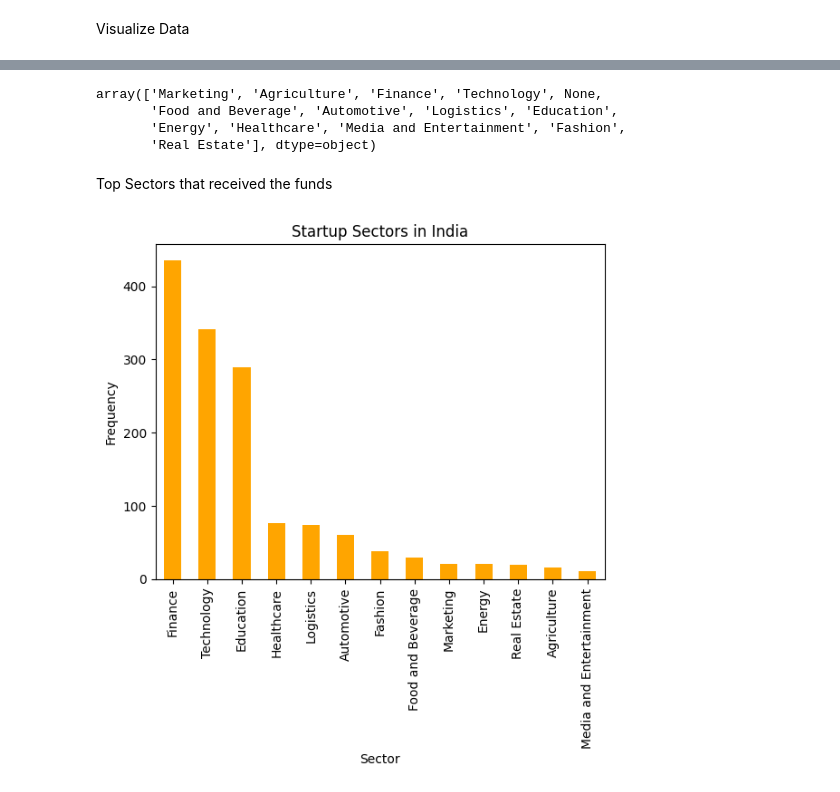
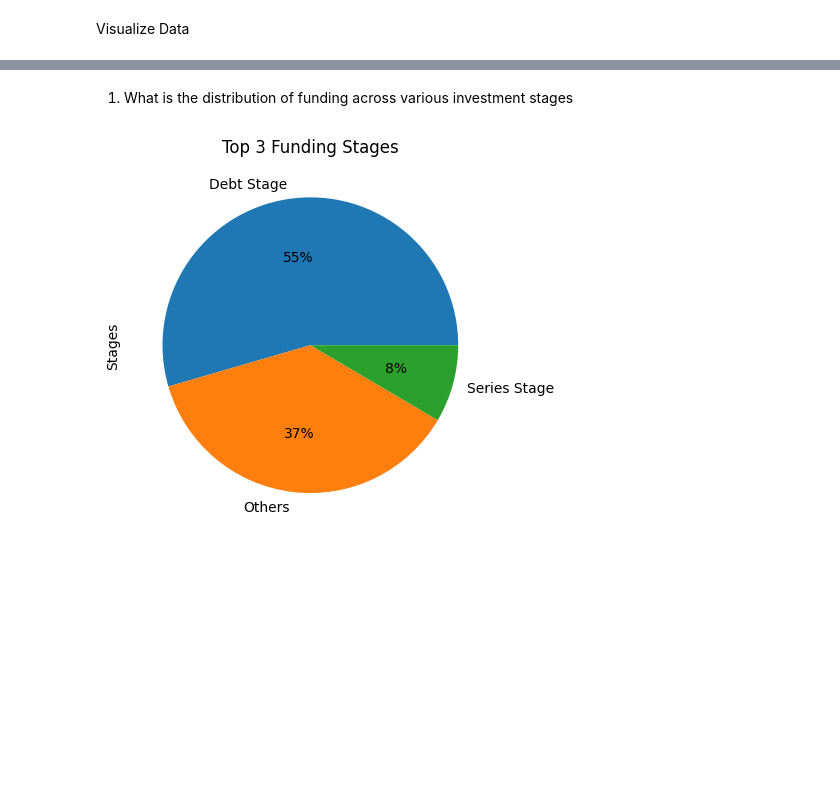
Before and after one commit to DelphinKdl/-Data-analysis-project-Data-Driven-Insights-for-Indian-Startup-Growth, a Jupyter notebook: notebook.ipynb, the cells around one changed output, grey strips where cells are left out. Saved outputs shown, nothing was run; the diff lists cells and outputs as text; code cells hidden in the pictures; blank space fills up the shorter version.

```diff
--- a/notebook.ipynb
+++ b/notebook.ipynb
@@ -477,0 +451,4 @@ combinedData.fillna(0, inplace=True)
+# %%
+# To handle the speacial strings
+combinedData['Stage'] = combinedData['Stage'].replace({'https://docs.google.com/spreadsheets/d/1x9ziNeaz6auNChIHnMI8U6kS7knTr3byy_YBGfQaoUA/edit#gid=1861303593':'Unknown'})
+combinedData['Stage'] =  combinedData['Stage'].fillna('Unknown')
@@ -477,0 +476,28 @@ combinedData.fillna(0, inplace=True)
+# %%
+def categorize_funding_stage(stage):
+
+    pre_Seed = ['Pre Seed','Pre seed round']
+    seed_stages = ['Seed','Seed funding', 'Seed fund', 'Seed round', 'Seed A', 'Seed Round & Series A', 'Seed Investment', 'Early seed']
+    pre_series = [ 'Pre series A', 'Pre-series A1', 'Pre Series A', 'Pre series A1', 'Pre-series A1', 'Pre series A', 'Pre series','Pre series B', 'Pre series C']
+    series = ['Series A', 'Series A 1', 'Series A+', 'Seies A', 'Series A1', 'Series A2','Series B', 'Series B+', 'Series B2', 'Series B3','Series C', 'Series D', 'Series D1', 'Series E', 'Series E2', 'Series F', 'Series F1', 'Series F2', 'Series G', 'Series H', 'Series I']
+    later_stages = ['Series Unknown','Angel Round' ,'Angel','Corporate Round', 'Funding Round', 'Mid series', 'Bridge', 'Bridge Round', 'Post series A', 'Post-IPO Equity', 'Secondary Market', 'Non-equity Assistance','Fresh funding', 'Grant', 'Undisclosed']
+    debt = ['Post-IPO Debt','Debt Financing','Debt']
+    others= ['Unknown', '$1200000', '$300000', '$6000000', '$1000000']
+
+    if stage in pre_Seed:
+        return 'Pre Seed Stage'
+    elif stage in seed_stages:
+        return 'Seed Stage'
+    elif stage in pre_series:
+        return 'Pre Series Stage'
+    elif stage in series:
+        return 'Series Stage'
+    elif stage in later_stages:
+        return 'Later Stage'
+    elif stage in debt:
+        return 'Debt Stage'
+    else:
+        return 'Others'
+
+# Apply the function to the 'Stage' column
+combinedData['Stage'] = combinedData['Stage'].apply(categorize_funding_stage)
@@ -477,0 +519,5 @@ combinedData.fillna(0, inplace=True)
+# %%
+# To clean the 'HeadQuarter' Column
+# Split the strings from the comma(,) then return the first index of the string
+
+combinedData['HeadQuarter'] = (combinedData['HeadQuarter'].str.split(',').str[0])
@@ -575,21 +586,12 @@ combinedData['Sector'] = combinedData['Sector'].apply(categorize_sector)
-# %%
-combinedData['Sector'].unique()
-# %% [output]
-array(['Marketing', 'Agriculture', 'Finance', 'Technology', None,
-       'Food and Beverage', 'Automotive', 'Logistics', 'Education',
-       'Energy', 'Healthcare', 'Media and Entertainment', 'Fashion',
-       'Real Estate'], dtype=object)
-# %% [markdown]
-Top Sectors that received the funds
-# %%
-# To check the top sectors
-
-sectors =(combinedData['Sector'].value_counts())
-
-sectors.plot(kind='bar',color='orange')
-plt.xlabel('Sector')
-plt.ylabel('Frequency')
-plt.title('Startup Sectors in India')
-plt.show();
-# %% [output]
-[figure, removed]
+# %% [markdown]
+1. What is the distribution of funding across various investment stages
+# %%
+# Visualize information using a pie chart.
+Stages = combinedData.groupby('Stage')['Amount($)'].sum().nlargest(3)
+
+Stages.plot(kind='pie', autopct='%1.0f%%')
+plt.ylabel('Stages')
+plt.title('Top 3 Funding Stages')
+plt.show()
+# %% [output]
+[figure, added]
```
Also changed, not shown: parts of 35 cells of this notebook.
